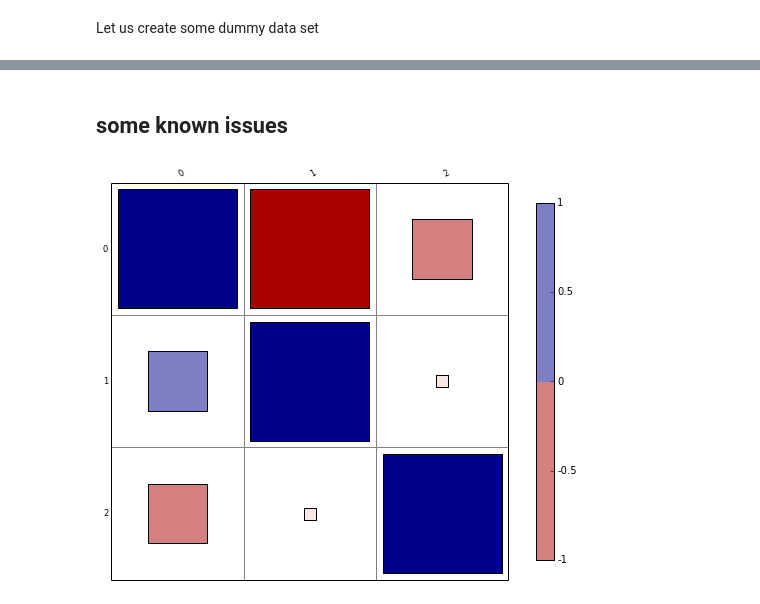
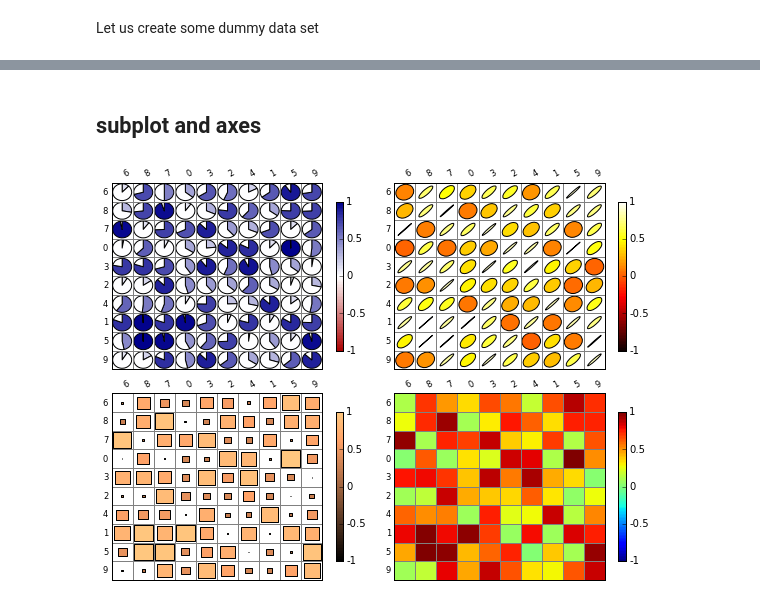
Before and after one commit to biokit/biokit, a Jupyter notebook: notebooks/viz/corrplot.ipynb, the cells around one changed output, grey strips where cells are left out. Drawn from its saved outputs; the diff is of its cells as text; code cells hidden in the pictures.

```diff
--- a/notebooks/viz/corrplot.ipynb
+++ b/notebooks/viz/corrplot.ipynb
@@ -83,9 +84,18 @@ c.plot(method='square', cmap=('red', 'white', 'blue'),
-# %% [markdown]
-## some known issues
-# %%
-# this is not working as expected: we want 3 colors on the colorbar and plot itself
-c.params['colorbar.N'] = 3
-c.df.ix[1,0] = -1
-c.plot(method='square', shrink=0.9)
-# %% [output]
-[figure, removed]
+# %% [markdown]
+## subplot and axes
+# %%
+fig = plt.figure()
+fig.subplots_adjust(left=0.2, wspace=0.6)
+ax1 = fig.add_subplot(221)
+ax2 = fig.add_subplot(222)
+ax3 = fig.add_subplot(223)
+ax4 = fig.add_subplot(224)
+
+import numpy as np
+c = corrplot.Corrplot(np.random.rand(10,10))
+c.plot(fig=fig, ax=ax3, colorbar=True, cmap='copper', method='rectangle')
+c.plot(fig=fig, ax=ax4, colorbar=True, cmap='jet', method='color')
+c.plot(fig=fig, ax=ax2, colorbar=True, cmap='hot', method='ellipse')
+c.plot(fig=fig, ax=ax1, colorbar=True, method='pie')
+# %% [output]
+[figure, added]
```
Also changed, not shown: parts of 11 cells of this notebook, 6 other files.
